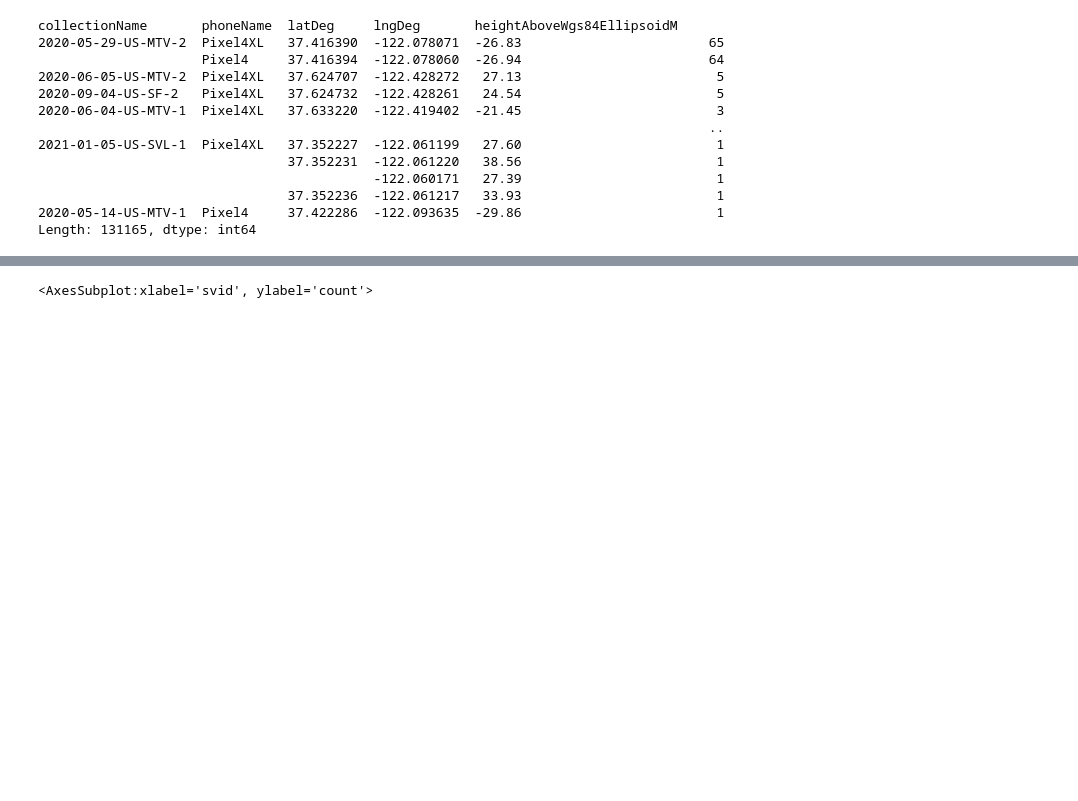
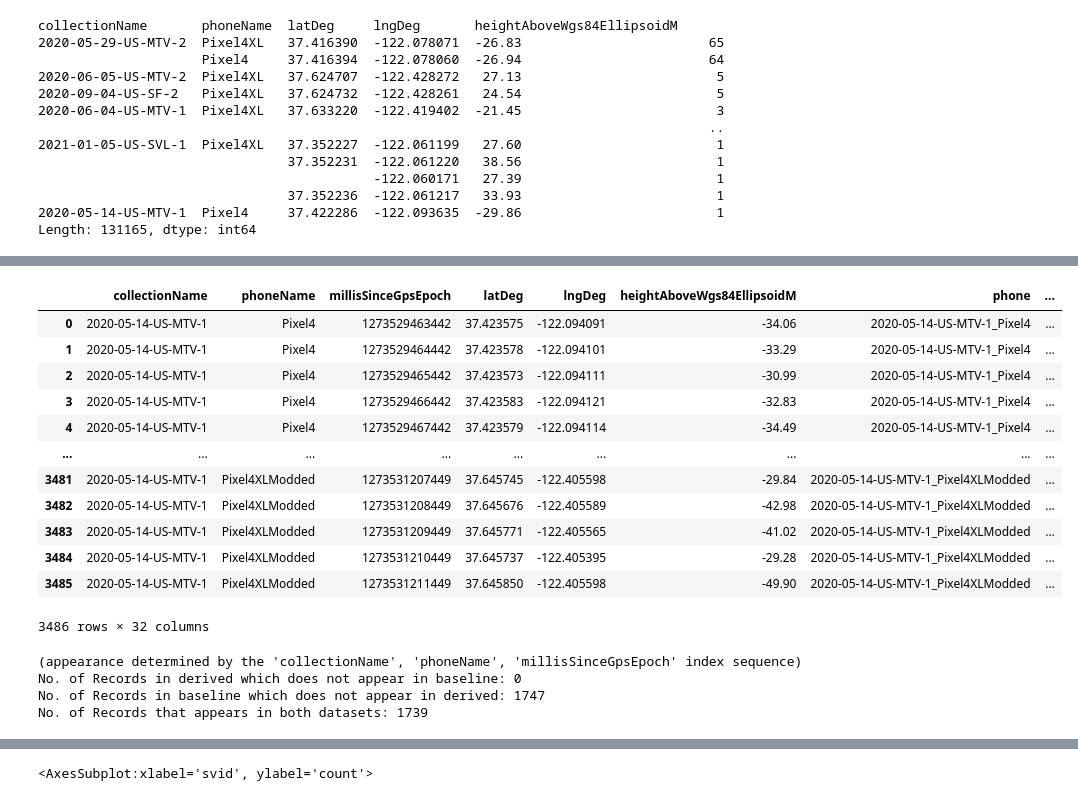
Before and after one commit to shacharhelmer/GNSS-Google, a Jupyter notebook: shachar-dev.ipynb, the cells around one changed output, grey strips where cells are left out. Cells and saved outputs as stored; diff of their text form; code cells hidden in the pictures; blank space fills up the shorter version.

```diff
--- a/shachar-dev.ipynb
+++ b/shachar-dev.ipynb
@@ -88,0 +153,6 @@ target['latlngDiff'] = abs(target['latDiff'] + target['lngDiff'])
+# %%
+# corrected_piv_svid_no_idx = corrected_piv_svid.reset_index(inplace=False)
+# corrected_piv_svid_no_idx
+corrected_piv_svid_flat_idx = corrected_piv_svid
+corrected_piv_svid_flat_idx.columns = corrected_piv_svid.columns.to_flat_index()
+corrected_piv_svid_flat_idx
@@ -88,0 +191,4 @@ target['latlngDiff'] = abs(target['latDiff'] + target['lngDiff'])
+# %%
+#crctd_piv_svid_on_max_time = corrected_piv_svid.merge(max_time, on=['collectionName', 'phoneName', 'millisSinceGpsEpoch'])
+crctd_piv_svid_on_max_time = corrected_piv_svid_flat_idx.merge(max_time, on=['collectionName', 'phoneName', 'millisSinceGpsEpoch'])
+crctd_piv_svid_on_max_time
@@ -88,0 +226,3 @@ target['latlngDiff'] = abs(target['latDiff'] + target['lngDiff'])
+# %%
+bsln_trn_fst_clc = bsln_trn[bsln_trn['collectionName'] == '2020-05-14-US-MTV-1']
+bsln_trn_fst_clc
@@ -88,0 +243,34 @@ target['latlngDiff'] = abs(target['latDiff'] + target['lngDiff'])
+# %%
+bsln_trn_on_piv = bsln_trn_fst_clc.merge(crctd_piv_svid_on_max_time,indicator = True, how='outer', left_on=['collectionName', 'phoneName', 'millisSinceGpsEpoch'],
+                        right_on=['collectionName', 'phoneName', 'millisSinceGpsEpoch'], suffixes=('_bsln', '_piv'))
+
+collection_phone_derived = derived[['collectionName', 'phoneName', 'millisSinceGpsEpoch', 'receivedSvTimeInGpsNanos']].groupby(['collectionName', 'phoneName']).count()
+# %%
+bsln_trn_on_piv
+# %% [output]
+|  | collectionName | phoneName | millisSinceGpsEpoch | latDeg | lngDeg | heightAboveWgs84EllipsoidM | phone | ... |
+| 0 | 2020-05-14-US-MTV-1 | Pixel4 | 1273529463442 | 37.423575 | -122.094091 | -34.06 | 2020-05-14-US-MTV-1_Pixel4 | ... |
+| 1 | 2020-05-14-US-MTV-1 | Pixel4 | 1273529464442 | 37.423578 | -122.094101 | -33.29 | 2020-05-14-US-MTV-1_Pixel4 | ... |
+| 2 | 2020-05-14-US-MTV-1 | Pixel4 | 1273529465442 | 37.423573 | -122.094111 | -30.99 | 2020-05-14-US-MTV-1_Pixel4 | ... |
+| 3 | 2020-05-14-US-MTV-1 | Pixel4 | 1273529466442 | 37.423583 | -122.094121 | -32.83 | 2020-05-14-US-MTV-1_Pixel4 | ... |
+| 4 | 2020-05-14-US-MTV-1 | Pixel4 | 1273529467442 | 37.423579 | -122.094114 | -34.49 | 2020-05-14-US-MTV-1_Pixel4 | ... |
+| ... | ... | ... | ... | ... | ... | ... | ... | ... |
+| 3481 | 2020-05-14-US-MTV-1 | Pixel4XLModded | 1273531207449 | 37.645745 | -122.405598 | -29.84 | 2020-05-14-US-MTV-1_Pixel4XLModded | ... |
+| 3482 | 2020-05-14-US-MTV-1 | Pixel4XLModded | 1273531208449 | 37.645676 | -122.405589 | -42.98 | 2020-05-14-US-MTV-1_Pixel4XLModded | ... |
+| 3483 | 2020-05-14-US-MTV-1 | Pixel4XLModded | 1273531209449 | 37.645771 | -122.405565 | -41.02 | 2020-05-14-US-MTV-1_Pixel4XLModded | ... |
+| 3484 | 2020-05-14-US-MTV-1 | Pixel4XLModded | 1273531210449 | 37.645737 | -122.405395 | -29.28 | 2020-05-14-US-MTV-1_Pixel4XLModded | ... |
+| 3485 | 2020-05-14-US-MTV-1 | Pixel4XLModded | 1273531211449 | 37.645850 | -122.405598 | -49.90 | 2020-05-14-US-MTV-1_Pixel4XLModded | ... |
+3486 rows × 32 columns
+# %%
+r = bsln_trn_on_piv[bsln_trn_on_piv['_merge']=='right_only']
+b = bsln_trn_on_piv[bsln_trn_on_piv['_merge']=='both']
+l = bsln_trn_on_piv[bsln_trn_on_piv['_merge']=='left_only']
+print("(appearance determined by the 'collectionName', 'phoneName', 'millisSinceGpsEpoch' index sequence)")
+print("No. of Records in derived which does not appear in baseline: {}".format(r.shape[0]))
+print("No. of Records in baseline which does not appear in derived: {}".format(l.shape[0]))
+print("No. of Records that appears in both datasets: {}".format(b.shape[0]))
+# %% [output]
+(appearance determined by the 'collectionName', 'phoneName', 'millisSinceGpsEpoch' index sequence)
+No. of Records in derived which does not appear in baseline: 0
+No. of Records in baseline which does not appear in derived: 1747
+No. of Records that appears in both datasets: 1739
```
Also changed, not shown: parts of 34 cells of this notebook, 2 other files.
